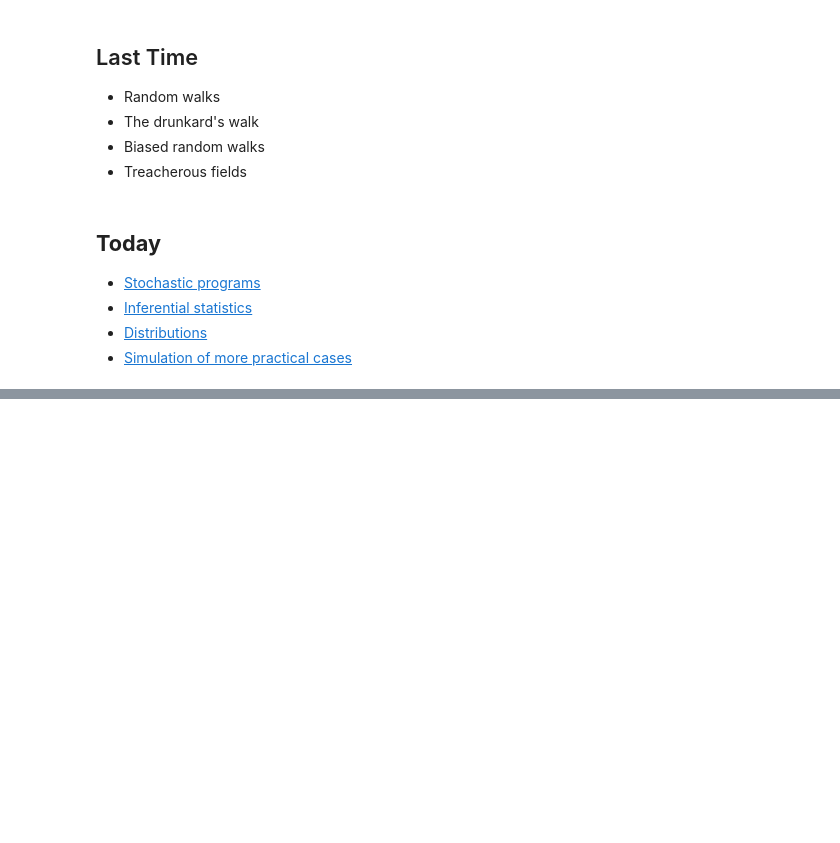
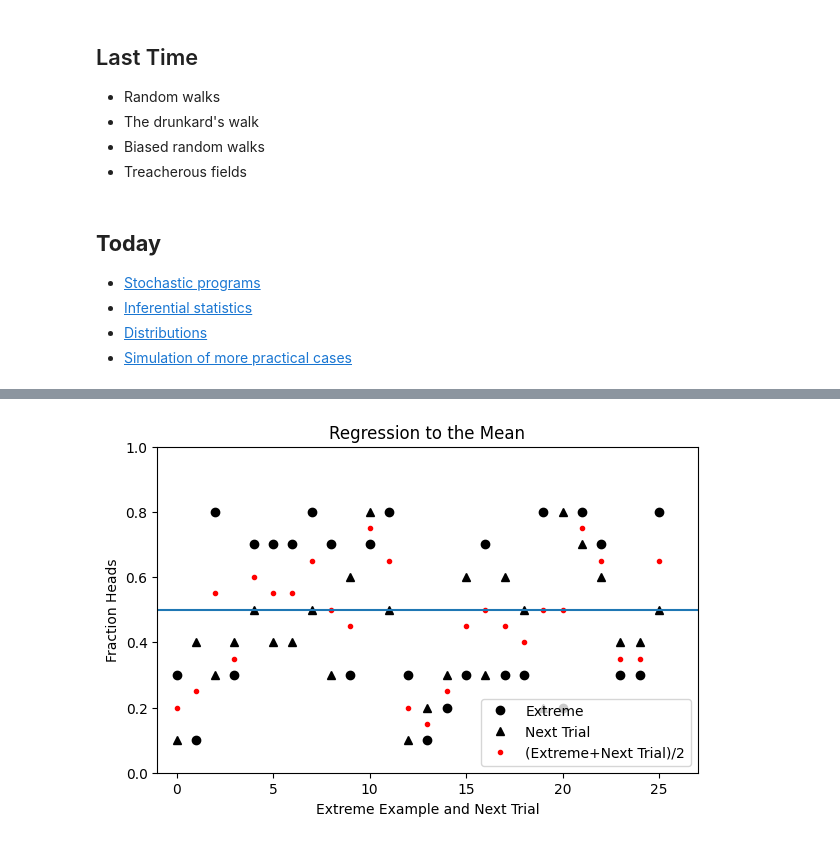
Before and after one commit to bruce88617/nycudopcs_advanced, a Jupyter notebook: Lectures/Lecture04/Lecture04.ipynb, the cells around one changed output, grey strips where cells are left out. Cells and saved outputs as stored; diff of their text form; code cells hidden in the pictures; blank space fills up the shorter version.

```diff
--- a/Lectures/Lecture04/Lecture04.ipynb
+++ b/Lectures/Lecture04/Lecture04.ipynb
@@ -86,0 +117,6 @@ Rolling a fair dice 5 times
+# %%
+from scripts.testFuncs import test3
+
+test3(10, 100)
+# %% [output]
+[figure, added]
```
Also changed, not shown: parts of 18 cells of this notebook, 5 other files.
